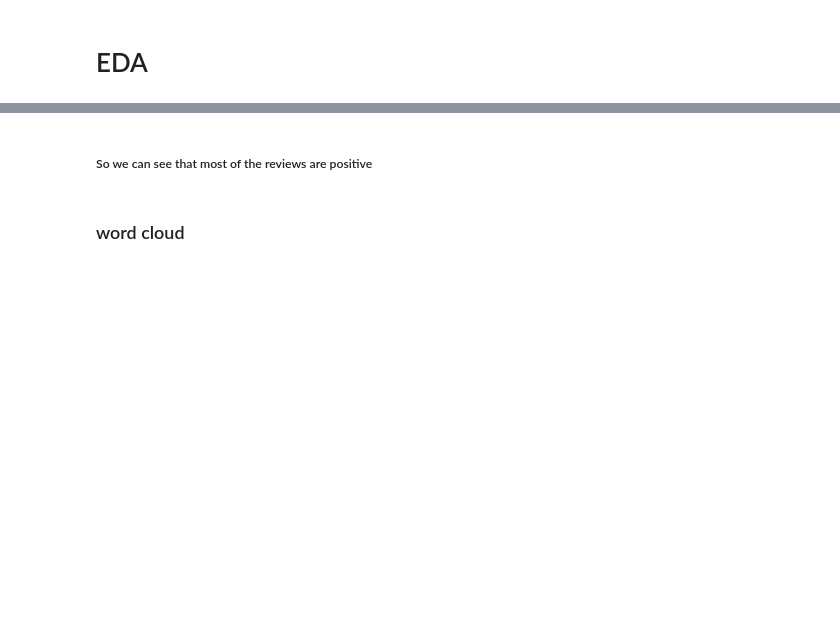
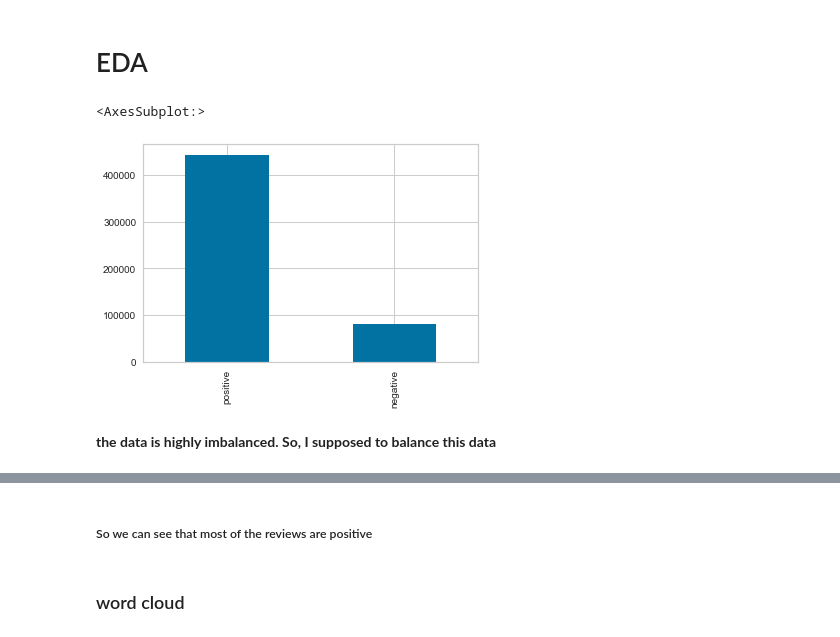
Before and after one commit to sshaumil1/Product_Review_Sentiment_Analysis, a Jupyter notebook: Sentiment_Analysis.ipynb, the cells around one changed output, grey strips where cells are left out. Drawn from its saved outputs; the diff is of its cells as text; code cells hidden in the pictures; blank space fills up the shorter version.

```diff
--- a/Sentiment_Analysis.ipynb
+++ b/Sentiment_Analysis.ipynb
@@ -101,5 +141,13 @@ df1.drop("reviewText",axis = 1, inplace = True)
 # %% [markdown]
 # EDA
+# %%
+a = df.Score.value_counts()
+a.plot(kind = "bar")
+# %% [output]
+<AxesSubplot:>
+[figure, added]
+# %% [markdown]
+**the data is highly imbalanced. So, I supposed to balance this data**
 # %%
 # ngrams
 def splitting_text(data):
```
Also changed, not shown: parts of 79 cells of this notebook, 3 other files.
